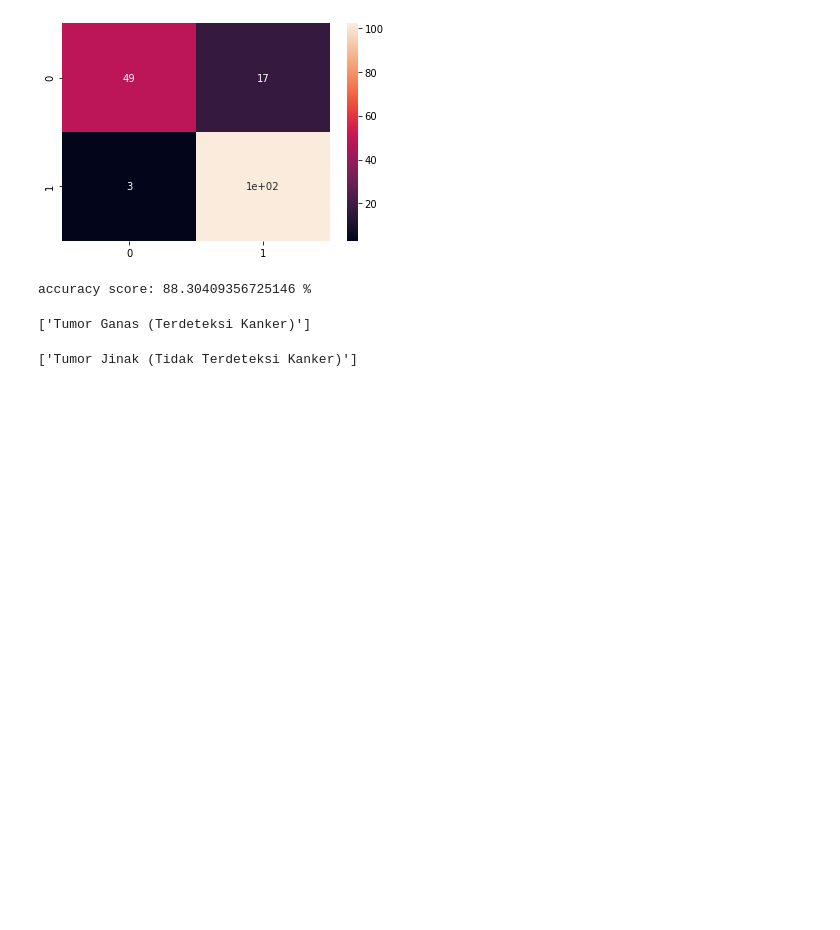
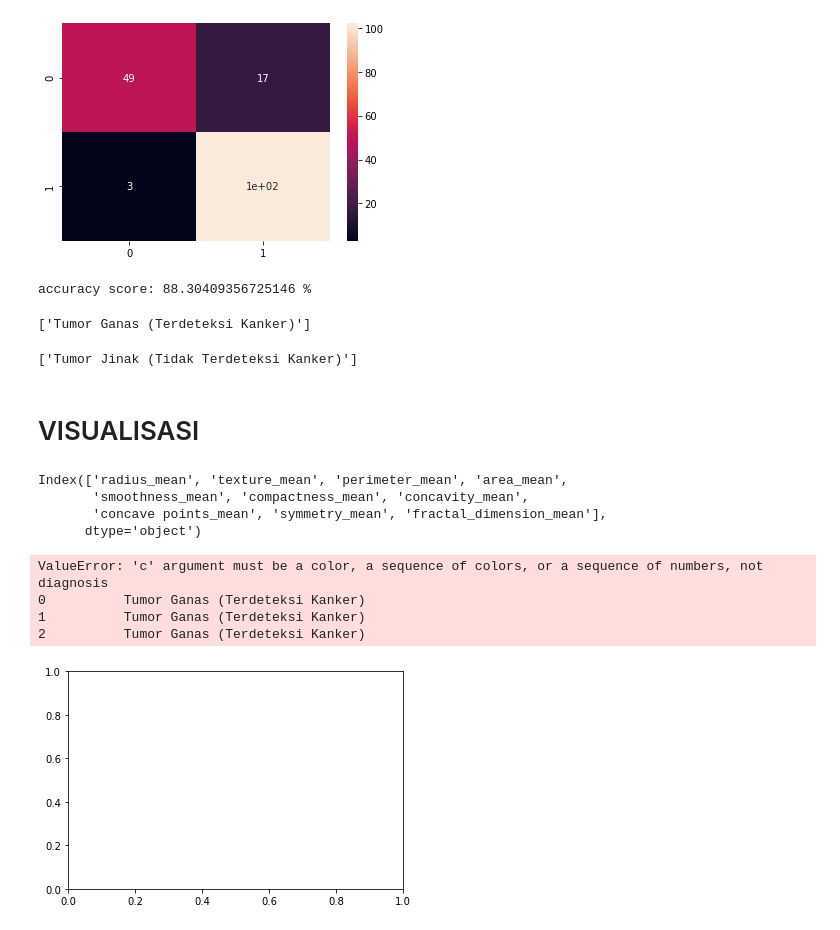
Before and after one commit to Nurtrira06/PROYEK3, a Jupyter notebook: Jupyter/PREDIKSI KANKER PAYUDARA 2.ipynb, the cells around one changed output. Cells and saved outputs as stored; diff of their text form; code cells hidden in the pictures; blank space fills up the shorter version.

```diff
--- a/Jupyter/PREDIKSI KANKER PAYUDARA 2.ipynb
+++ b/Jupyter/PREDIKSI KANKER PAYUDARA 2.ipynb
@@ -123,4 +133,9 @@ plt.show()
 # %%
-y = df['diagnosis']
-y
+y_plot = df.drop(['id','radius_mean', 'texture_mean', 'perimeter_mean', 'area_mean',
+               'smoothness_mean', 'compactness_mean', 'concavity_mean',
+               'concave points_mean', 'symmetry_mean', 'fractal_dimension_mean','fractal_dimension_worst','symmetry_worst','concave points_worst','concavity_worst','compactness_worst',
+               'smoothness_worst','area_worst','perimeter_worst','texture_worst','radius_worst','fractal_dimension_se',
+               'symmetry_se','concave points_se','concavity_se','compactness_se','smoothness_se','area_se','perimeter_se',
+               'texture_se','radius_se'],axis=1)
+y_plot.head()
 # %% [output]
@@ -270,3 +293,28 @@ print(model.predict([[370,1,455,452,444,531,521,526,416,483]]))
 print(model.predict([[7.76, 24.54, 47.92, 181.0, 0.05263, 0.04362, 0.00000, 0.00000, 0.1587,0.05884]]))
 # %% [output]
 ['Tumor Jinak (Tidak Terdeteksi Kanker)']
+# %% [markdown]
+# VISUALISASI
+# %%
+X.columns
+# %% [output]
+Index(['radius_mean', 'texture_mean', 'perimeter_mean', 'area_mean',
+       'smoothness_mean', 'compactness_mean', 'concavity_mean',
+       'concave points_mean', 'symmetry_mean', 'fractal_dimension_mean'],
+      dtype='object')
+# %%
+# converting class names into numerical forms
+# plot between setosa and versicolor
+
+# df=df.replace('setosa', 0)
+# df=df.replace('versicolor', 1)
+# X=df.iloc[:,0:2]
+# y=df['species']
+plt.scatter(X['radius_mean'], X['texture_mean'], c=y_plot, s=50, cmap='autumn')
+plt.show()
+# %% [output]
+ValueError: 'c' argument must be a color, a sequence of colors, or a sequence of numbers, not                                  diagnosis
+0          Tumor Ganas (Terdeteksi Kanker)
+1          Tumor Ganas (Terdeteksi Kanker)
+2          Tumor Ganas (Terdeteksi Kanker)
+[figure, added]
```
Also changed, not shown: parts of 10 cells of this notebook, 6 other files.
